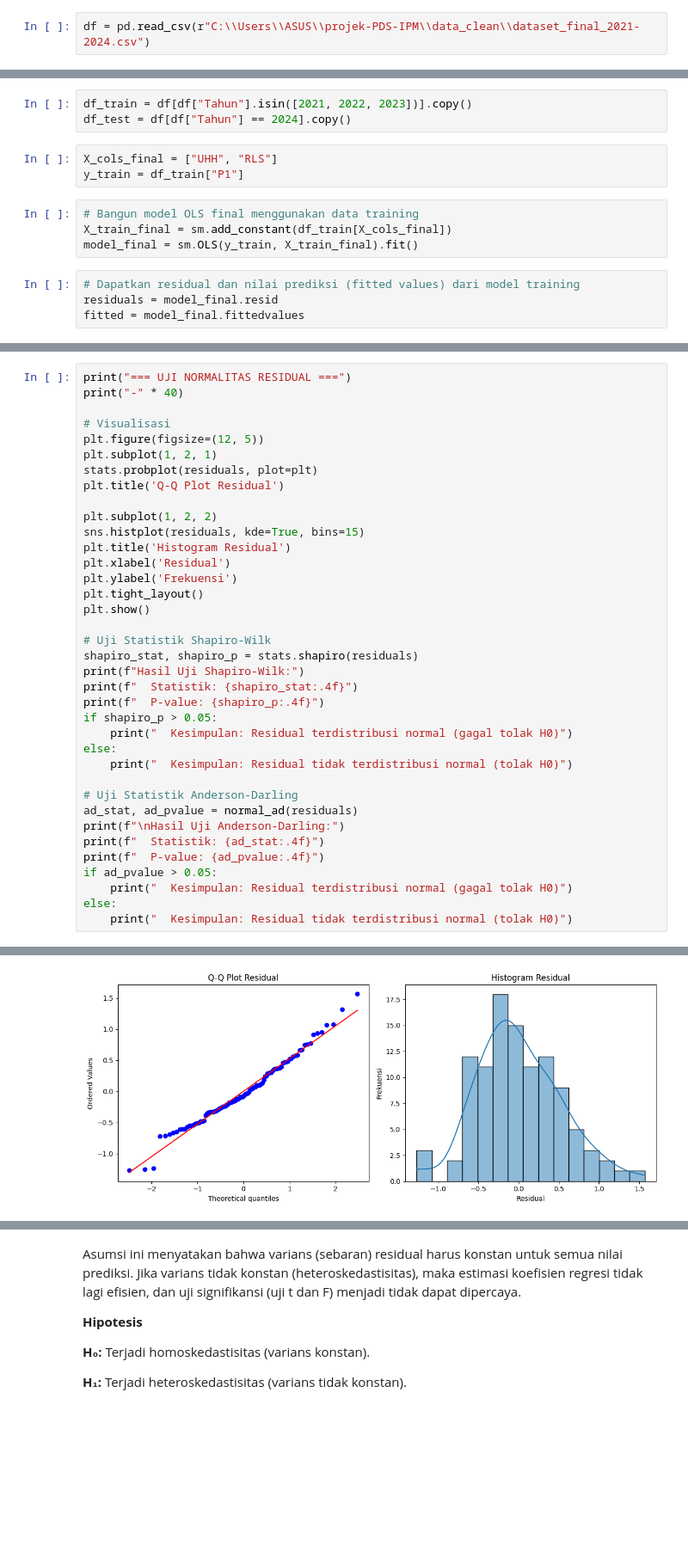
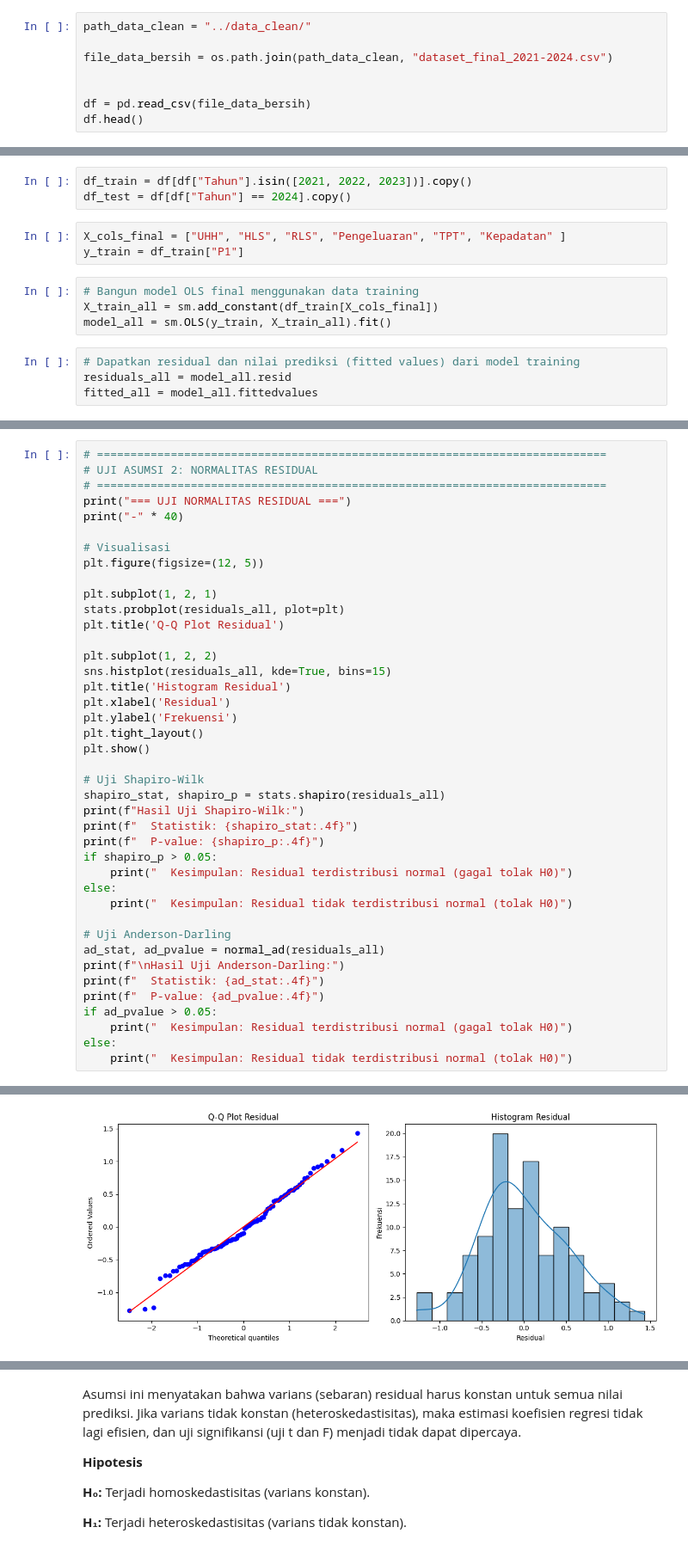
Before and after one commit to trishagarniss/projek-PDS-IPM, a Jupyter notebook: src/04_uji_asumsi.ipynb, the cells around one changed output, grey strips where cells are left out. Shown: that part at 86% size. Saved outputs shown, nothing was run; the diff lists cells and outputs as text; blank space fills up the shorter version.

```diff
--- a/src/04_uji_asumsi.ipynb
+++ b/src/04_uji_asumsi.ipynb
@@ -23,4 +13,10 @@ from statsmodels.stats.outliers_influence import variance_inflation_factor
 import warnings
 warnings.filterwarnings('ignore')
 # %%
-df = pd.read_csv(r"C:\\Users\\ASUS\\projek-PDS-IPM\\data_clean\\dataset_final_2021-2024.csv")
+path_data_clean = "../data_clean/"
+
+file_data_bersih = os.path.join(path_data_clean, "dataset_final_2021-2024.csv")
+
+
+df = pd.read_csv(file_data_bersih)
+df.head()
@@ -28,14 +31,14 @@ df = pd.read_csv(r"C:\\Users\\ASUS\\projek-PDS-IPM\\data_clean\\dataset_final_20
 df_train = df[df["Tahun"].isin([2021, 2022, 2023])].copy()
 df_test = df[df["Tahun"] == 2024].copy()
 # %%
-X_cols_final = ["UHH", "RLS"]
+X_cols_final = ["UHH", "HLS", "RLS", "Pengeluaran", "TPT", "Kepadatan" ]
 y_train = df_train["P1"]
 # %%
 # Bangun model OLS final menggunakan data training
-X_train_final = sm.add_constant(df_train[X_cols_final])
-model_final = sm.OLS(y_train, X_train_final).fit()
+X_train_all = sm.add_constant(df_train[X_cols_final])
+model_all = sm.OLS(y_train, X_train_all).fit()
 # %%
 # Dapatkan residual dan nilai prediksi (fitted values) dari model training
-residuals = model_final.resid
-fitted = model_final.fittedvalues
+residuals_all = model_all.resid
+fitted_all = model_all.fittedvalues
 # %%
@@ -82,44 +172,48 @@ Histogram: Menunjukkan bentuk distribusi residual secara visual.
 Uji Shapiro-Wilk: Uji yang paling umum digunakan untuk normalitas.
 Uji Anderson-Darling: Memberikan bobot lebih pada ekor distribusi.
 # %%
+# ============================================================================
+# UJI ASUMSI 2: NORMALITAS RESIDUAL
+# ============================================================================
 print("=== UJI NORMALITAS RESIDUAL ===")
 print("-" * 40)
 
 # Visualisasi
 plt.figure(figsize=(12, 5))
+
 plt.subplot(1, 2, 1)
-stats.probplot(residuals, plot=plt)
+stats.probplot(residuals_all, plot=plt)
 plt.title('Q-Q Plot Residual')
 
 plt.subplot(1, 2, 2)
-sns.histplot(residuals, kde=True, bins=15)
+sns.histplot(residuals_all, kde=True, bins=15)
 plt.title('Histogram Residual')
 plt.xlabel('Residual')
 plt.ylabel('Frekuensi')
 plt.tight_layout()
 plt.show()
 
-# Uji Statistik Shapiro-Wilk
-shapiro_stat, shapiro_p = stats.shapiro(residuals)
+# Uji Shapiro-Wilk
+shapiro_stat, shapiro_p = stats.shapiro(residuals_all)
 print(f"Hasil Uji Shapiro-Wilk:")
 print(f"  Statistik: {shapiro_stat:.4f}")
 print(f"  P-value: {shapiro_p:.4f}")
 if shapiro_p > 0.05:
     print("  Kesimpulan: Residual terdistribusi normal (gagal tolak H0)")
 else:
     print("  Kesimpulan: Residual tidak terdistribusi normal (tolak H0)")
 
-# Uji Statistik Anderson-Darling
-ad_stat, ad_pvalue = normal_ad(residuals)
+# Uji Anderson-Darling
+ad_stat, ad_pvalue = normal_ad(residuals_all)
 print(f"\nHasil Uji Anderson-Darling:")
 print(f"  Statistik: {ad_stat:.4f}")
 print(f"  P-value: {ad_pvalue:.4f}")
 if ad_pvalue > 0.05:
     print("  Kesimpulan: Residual terdistribusi normal (gagal tolak H0)")
 else:
     print("  Kesimpulan: Residual tidak terdistribusi normal (tolak H0)")
 # %% [output]
 === UJI NORMALITAS RESIDUAL ===
 ----------------------------------------
-[figure, old version]
+[figure, new version]
 Hasil Uji Shapiro-Wilk:
```
Also changed, not shown: parts of 23 cells of this notebook.
